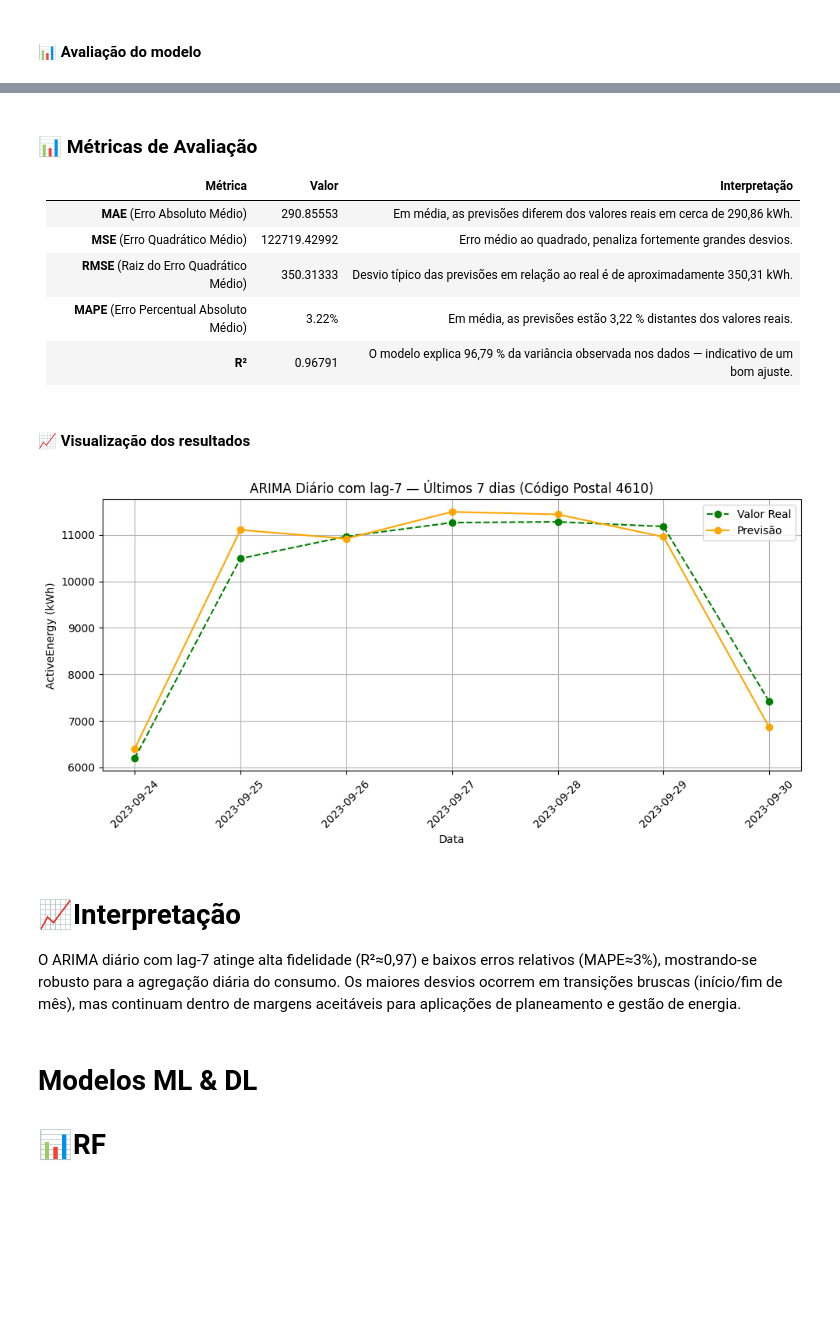
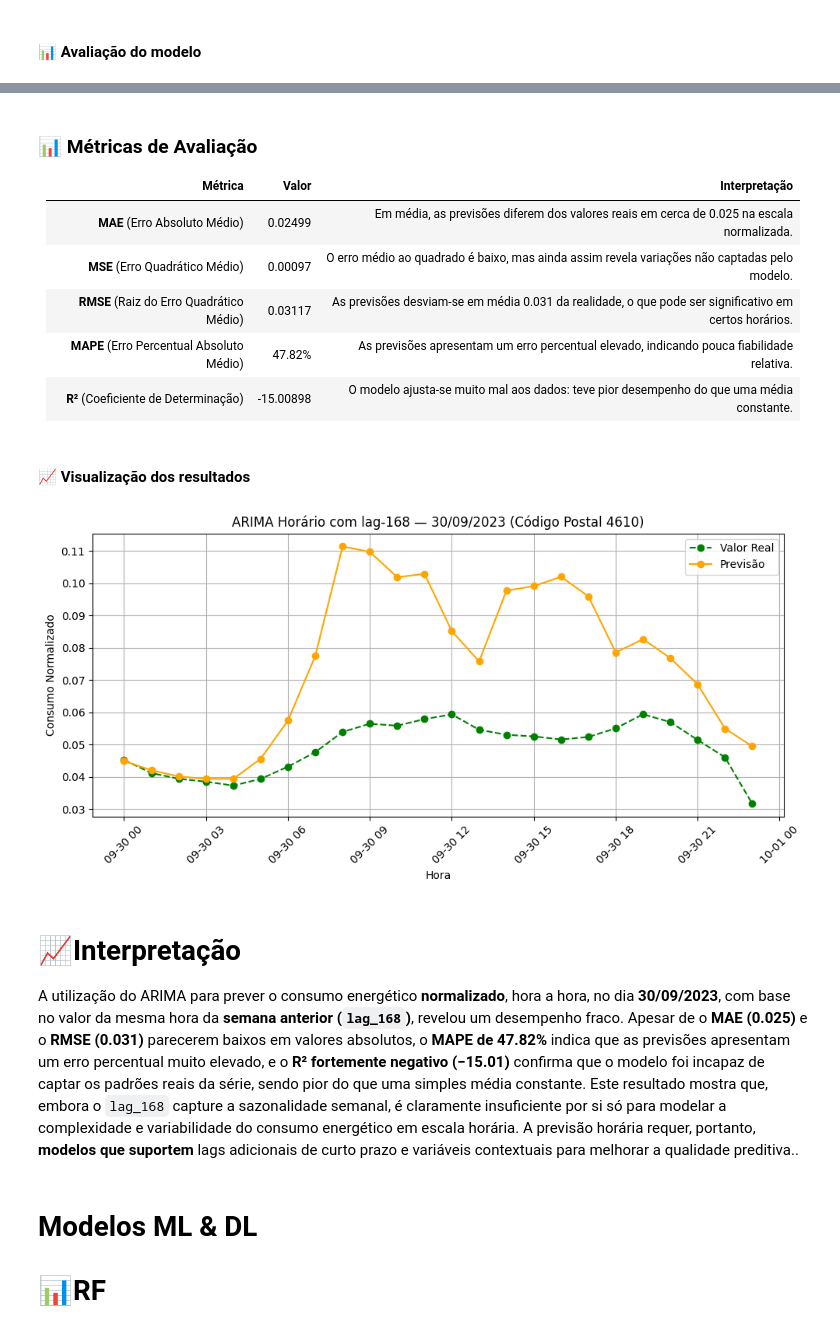
Before and after one commit to heyliceeee/previsao-do-consumo-energetico-com-ml, a Jupyter notebook: 7testar.ipynb, the cells around one changed output, grey strips where cells are left out. Cells and saved outputs as stored; diff of their text form; code cells hidden in the pictures; blank space fills up the shorter version.

Commit message:
✨feat: ARIMA (hourly, lag-168, EnergyNormalized)
ARIMA a prever o consumo energético normalizado, hora a hora no dia 30/09/2023, para o código postal 4610, com uso de lag_168

```diff
--- a/7testar.ipynb
+++ b/7testar.ipynb
@@ -51,8 +37,13 @@ static_feats = df_cp[["ZipCode","PopulationDensity"]].drop_duplicates()
 # %% [markdown]
 #### MONTA O TimeSeriesDataFrame
 # %%
+# Define id e static features
+df_cp["ZipCode"] = "4610"
+static_feats = df_cp[["ZipCode", "PopulationDensity"]].drop_duplicates()
+
+# Cria o TimeSeriesDataFrame com target normalizado
 ts_df = TimeSeriesDataFrame.from_data_frame(
-    daily,
+    df_cp[["DateTime", "ZipCode", "EnergyNormalized"]],
     id_column="ZipCode",
     timestamp_column="DateTime",
     static_features_df=static_feats
@@ -62,6 +53,9 @@ ts_df = TimeSeriesDataFrame.from_data_frame(
 # %%
-prediction_length=7
-train_daily, test_daily = ts_df.train_test_split(prediction_length=prediction_length)
+# Define janela de previsão de 24 horas
+prediction_length = 24
+
+# Divide treino/teste: prevê o dia 30/09/2023 (00h–23h)
+train_ts, test_ts = ts_df.train_test_split(prediction_length=prediction_length)
 # %% [markdown]
 # Modelos Tradicionais (Baseline)
 # 📊ARIMA
@@ -115,13 +107,13 @@ Best model: ARIMA
 # %% [markdown]
 #### 🔮 Previsão com os dados de treino
 # %%
-# faz a previsão dos próximos 7 dias
-future_preds = predictor_arima.predict(train_daily)
+# Faz previsão para 30/09 (00h–23h)
+future_preds = predictor_arima.predict(train_ts)
 
 # extrai o quantil 0.5 e “desempacota” o índice de item_id
 y_pred = future_preds["0.5"].droplevel(0)
-y_true_full = test_daily["ActiveEnergy"].droplevel(0)
+y_true_full = test_ts["EnergyNormalized"].droplevel(0)
 
-# extrai só os 7 valores reais que estão em test_daily
-y_true = y_true_full.iloc[-7:]
+# extrai só os 24 valores reais que estão em test_ts
+y_true = y_true_full.iloc[-prediction_length:]
 # %% [output]
@@ -144,34 +142,34 @@ print(f"R²:   {r2:.5f}")
 # %% [markdown]
 ### 📊 **Métricas de Avaliação**
 
-| Métrica                                     | Valor | Interpretação |
-|---------------------------------------------|-------|---------------|
-| **MAE** (Erro Absoluto Médio)               | 290.85553 | Em média, as previsões diferem dos valores reais em cerca de 290,86 kWh. |
-| **MSE** (Erro Quadrático Médio)             | 122719.42992   | Erro médio ao quadrado, penaliza fortemente grandes desvios. |
-| **RMSE** (Raiz do Erro Quadrático Médio)    | 350.31333 | Desvio típico das previsões em relação ao real é de aproximadamente 350,31 kWh. |
-| **MAPE** (Erro Percentual Absoluto Médio)   | 3.22% | Em média, as previsões estão 3,22 % distantes dos valores reais. |
-| **R²**   | 0.96791 | O modelo explica 96,79 % da variância observada nos dados — indicativo de um bom ajuste. |
+| Métrica                                     | Valor     | Interpretação                                                                                   |
+|--------------------------------------------|-----------|-------------------------------------------------------------------------------------------------|
+| **MAE** (Erro Absoluto Médio)              | 0.02499   | Em média, as previsões diferem dos valores reais em cerca de 0.025 na escala normalizada.       |
+| **MSE** (Erro Quadrático Médio)            | 0.00097   | O erro médio ao quadrado é baixo, mas ainda assim revela variações não captadas pelo modelo.    |
+| **RMSE** (Raiz do Erro Quadrático Médio)   | 0.03117   | As previsões desviam-se em média 0.031 da realidade, o que pode ser significativo em certos horários. |
+| **MAPE** (Erro Percentual Absoluto Médio)  | 47.82%    | As previsões apresentam um erro percentual elevado, indicando pouca fiabilidade relativa.       |
+| **R²** (Coeficiente de Determinação)       | -15.00898 | O modelo ajusta-se muito mal aos dados: teve pior desempenho do que uma média constante.        |
 # %% [markdown]
 #### 📈 Visualização dos resultados
 # %%
 # valor real vs previsão
-plt.figure(figsize=(10,5))
-plt.plot(y_true.index, y_true.values, marker='o', linestyle='--',  label='Valor Real',  color='green')
-plt.plot(y_pred.index, y_pred.values, marker='o', label='Previsão',  color='orange')
-plt.xlabel("Data")
-plt.ylabel("Consumo Energético (kWh)")
+plt.figure(figsize=(10, 5))
+plt.plot(y_true.index, y_true.values, marker='o', linestyle='--', label='Valor Real', color='green')
+plt.plot(y_pred.index, y_pred.values, marker='o', label='Previsão', color='orange')
+plt.xlabel("Hora")
+plt.ylabel("Consumo Normalizado")
 plt.xticks(rotation=45)
 plt.grid(True)
-plt.title("ARIMA Diário com lag-7 — Últimos 7 dias (Código Postal 4610)")
+plt.title("ARIMA Horário com lag-168 — 30/09/2023 (Código Postal 4610)")
 plt.legend()
 plt.tight_layout()
-plt.savefig("figuras/arima_daily_forecast.png", dpi=300, bbox_inches='tight')
+plt.savefig("figuras/arima_hourly_forecast.png", dpi=300, bbox_inches='tight')
 plt.show()
 # %% [output]
-[figure, old version]
+[figure, new version]
 # %% [markdown]
 # 📈Interpretação
-O ARIMA diário com lag-7 atinge alta fidelidade (R²≈0,97) e baixos erros relativos (MAPE≈3%), mostrando-se robusto para a agregação diária do consumo. Os maiores desvios ocorrem em transições bruscas (início/fim de mês), mas continuam dentro de margens aceitáveis para aplicações de planeamento e gestão de energia.
+A utilização do ARIMA para prever o consumo energético **normalizado**, hora a hora, no dia **30/09/2023**, com base no valor da mesma hora da **semana anterior (`lag_168`)**, revelou um desempenho fraco. Apesar de o **MAE (0.025)** e o **RMSE (0.031)** parecerem baixos em valores absolutos, o **MAPE de 47.82%** indica que as previsões apresentam um erro percentual muito elevado, e o **R² fortemente negativo (−15.01)** confirma que o modelo foi incapaz de captar os padrões reais da série, sendo pior do que uma simples média constante. Este resultado mostra que, embora o `lag_168` capture a sazonalidade semanal, é claramente insuficiente por si só para modelar a complexidade e variabilidade do consumo energético em escala horária. A previsão horária requer, portanto, **modelos que suportem** lags adicionais de curto prazo e variáveis contextuais para melhorar a qualidade preditiva..
 # %% [markdown]
 # Modelos ML & DL
 # 📊RF
```
Also changed, not shown: parts of 10 cells of this notebook, 20 other files.
